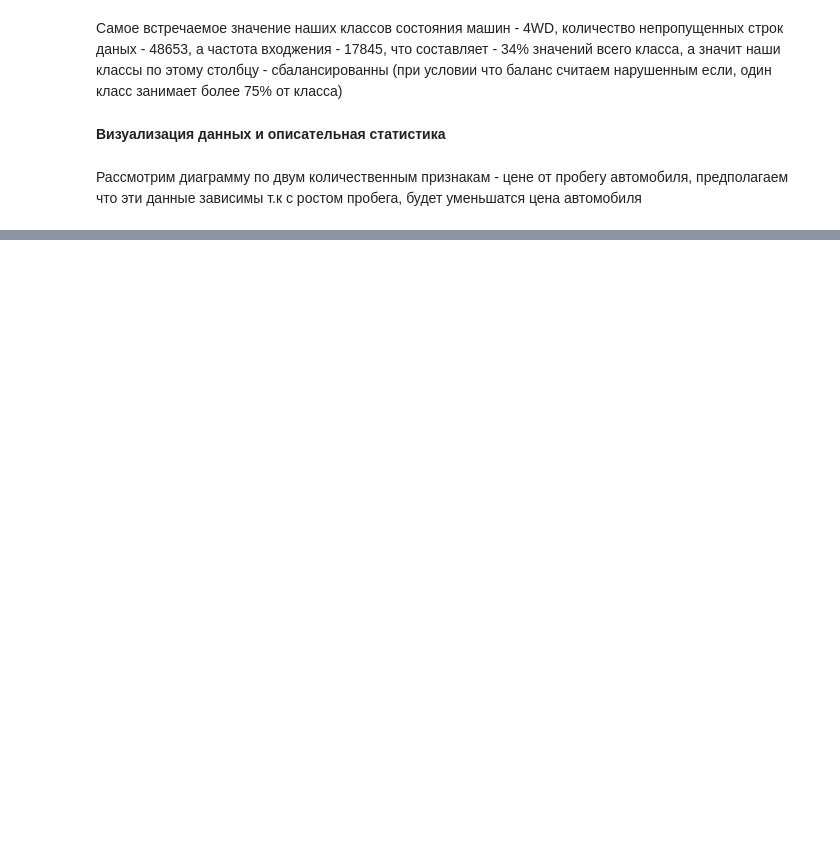
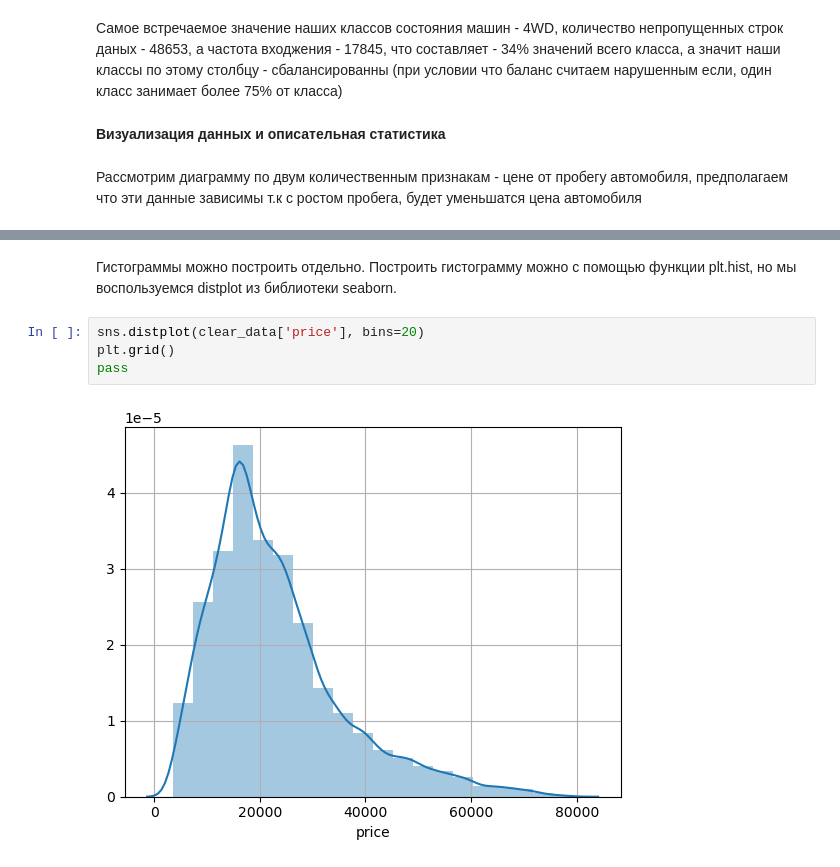
Before and after one commit to SlavikLenkin/MachineLearning, a Jupyter notebook: MachineLearning.ipynb, the cells around one changed output, grey strips where cells are left out. Cells and saved outputs as stored; diff of their text form; blank space fills up the shorter version.

```diff
--- a/MachineLearning.ipynb
+++ b/MachineLearning.ipynb
@@ -273,0 +415,8 @@ full_data.iloc[:,:13].describe(include="all")
+# %% [markdown]
+Гистограммы можно построить отдельно. Построить гистограмму можно с помощью функции plt.hist, но мы воспользуемся distplot из библиотеки seaborn.
+# %%
+sns.distplot(clear_data['price'], bins=20)
+plt.grid()
+pass
+# %% [output]
+[figure, added]
```
Also changed, not shown: parts of 43 cells of this notebook.
